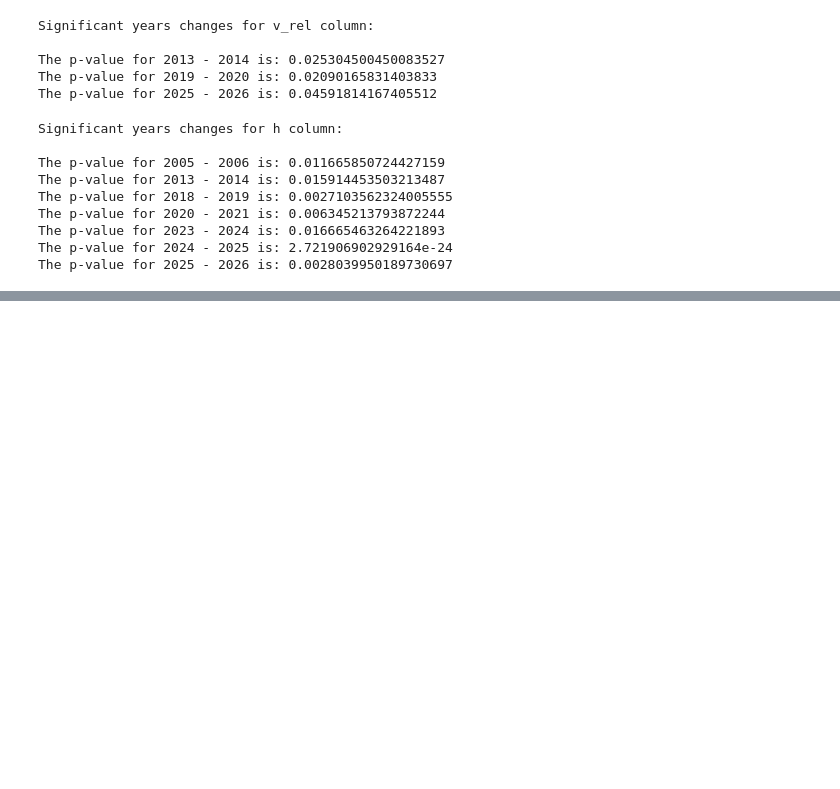
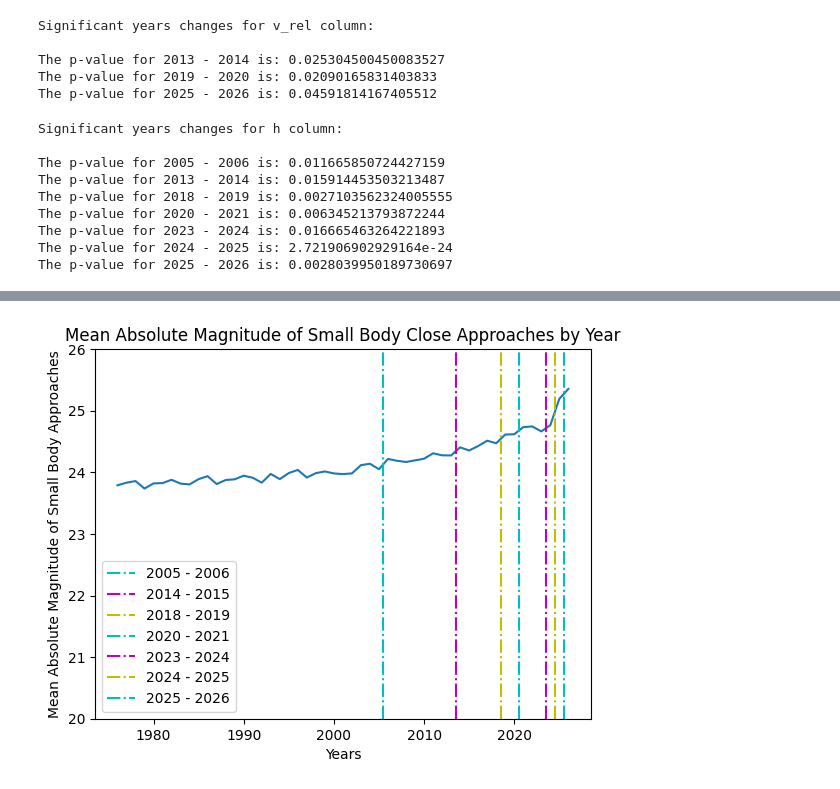
Before and after one commit to benteMarij/DSRP-Small-Body-Close-Approaches-BMdZ, a Jupyter notebook: BMdZ_DSRP_Colab_Small_Body_Close_Approaches.ipynb, the cells around one changed output, grey strips where cells are left out. Saved outputs shown, nothing was run; the diff lists cells and outputs as text; code cells hidden in the pictures; blank space fills up the shorter version.

```diff
--- a/BMdZ_DSRP_Colab_Small_Body_Close_Approaches.ipynb
+++ b/BMdZ_DSRP_Colab_Small_Body_Close_Approaches.ipynb
@@ -535,0 +588,26 @@ The p-value for 2025 - 2026 is: 0.0028039950189730697
+# %%
+# The p-value for 2005 - 2006 is: 0.011665850724427159
+# The p-value for 2013 - 2014 is: 0.015914453503213487
+# The p-value for 2018 - 2019 is: 0.0027103562324005555
+# The p-value for 2020 - 2021 is: 0.006345213793872244
+# The p-value for 2023 - 2024 is: 0.016665463264221893
+# The p-value for 2024 - 2025 is: 2.721906902929164e-24
+# The p-value for 2025 - 2026 is: 0.0028039950189730697
+
+plt.plot(yrs, yearH)
+plt.ylim(20,26)
+plt.axvline(x = 2005.5, color = 'c', label = '2005 - 2006', linestyle = '-.')
+plt.axvline(x = 2013.5, color = 'm', label = '2014 - 2015', linestyle = '-.')
+plt.axvline(x = 2018.5, color = 'y', label = '2018 - 2019', linestyle = '-.')
+plt.axvline(x = 2020.5, color = 'c', label = '2020 - 2021', linestyle = '-.')
+plt.axvline(x = 2023.5, color = 'm', label = '2023 - 2024', linestyle = '-.')
+plt.axvline(x = 2024.5, color = 'y', label = '2024 - 2025', linestyle = '-.')
+plt.axvline(x = 2025.5, color = 'c', label = '2025 - 2026', linestyle = '-.')
+plt.title('Mean Absolute Magnitude of Small Body Close Approaches by Year')
+plt.xlabel('Years')
+plt.ylabel('Mean Absolute Magnitude of Small Body Approaches')
+plt.legend()
+
+plt.show()
+# %% [output]
+[figure, added]
```
Also changed, not shown: parts of 4 cells of this notebook.
